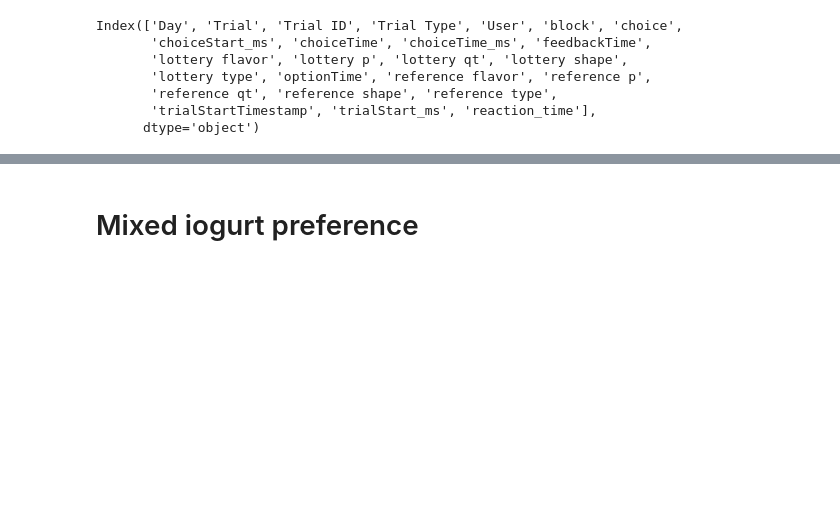
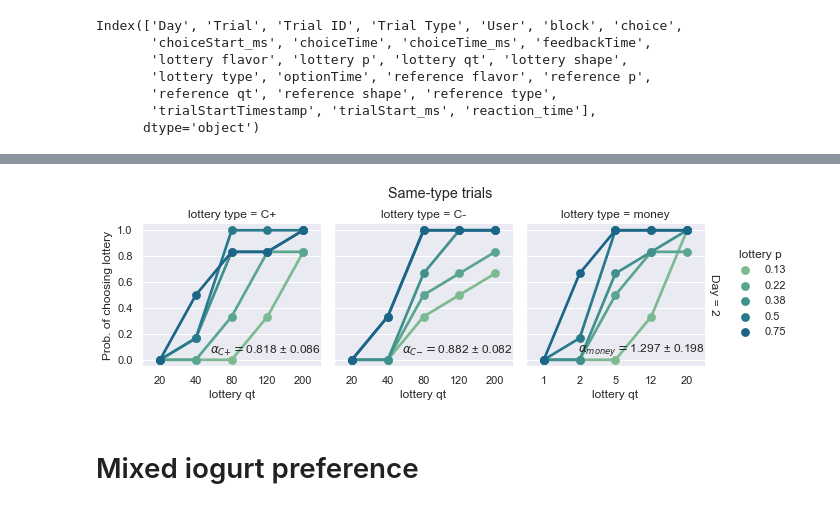
Before and after one commit to ffviana/nutreconDrive, a Jupyter notebook: 3. Analysis/subjectAnalysis.ipynb, the cells around one changed output, grey strips where cells are left out. Drawn from its saved outputs; the diff is of its cells as text; code cells hidden in the pictures; blank space fills up the shorter version.

```diff
--- a/3. Analysis/subjectAnalysis.ipynb
+++ b/3. Analysis/subjectAnalysis.ipynb
@@ -276,2 +448,80 @@ fig.savefig('block_reactionTime.png')
+# %%
+probLotteryChoice_colName = 'Prob. of choosing lottery'
+
+def get_reward_choice(row):
+  if row['choice'] == 1:
+    reward = row['reference type']
+  elif row['choice'] == 2:
+    reward = row['lottery type']
+  else:
+    reward = ''
+
+  return reward
+
+def get_choice_side(row):
+  if row['choice'] == 1:
+    reward = 'reference'
+  elif row['choice'] == 2:
+    reward = 'lottery'
+  else:
+    reward = ''
+
+  return reward
+
+def get_probLottery(group):
+  prob_lotteryChoice = len(group[group['choice'] == 2]) / 6
+  return prob_lotteryChoice
+
+def plot_st_recap(df, st_color):
+
+  fig, ax = plt.subplots(figsize = [3,3])
+  sns.countplot(data=df, x='chosen option', order = ['reference', 'lottery'], palette=[tuple(c*.5 for c in st_color), st_color]);
+  plt.tight_layout()
+  #fig.savefig('mixedYogurt_choicesD2.png')
+
+
+  grid = sns.FacetGrid(data=df, row = 'lottery qt', col = 'lottery p',height=2,aspect=1, margin_titles = True, sharey = True)
+  fig = grid.map_dataframe(sns.countplot, x='chosen option', order = ['reference', 'lottery'], palette=[tuple(c*.5 for c in st_color), st_color])
+  fig.add_legend()
+  plt.tight_layout()
+
+
+neuroEcon_df['chosen reward'] = neuroEcon_df.apply(lambda row: get_reward_choice(row), axis = 1)
+neuroEcon_df['chosen option'] = neuroEcon_df.apply(lambda row: get_choice_side(row), axis = 1)
+
+
+c_palette = sns.color_palette()
+
+cPlus_color = c_palette[0]
+cMinus_color = c_palette[1]
+money_color = c_palette[2]
+
+neuroEcon_st_df = neuroEcon_df[neuroEcon_df['Trial Type'] == 'same']
+
+grouped_st_df = pd.DataFrame(neuroEcon_st_df.groupby(['Day', 'lottery type', 'lottery p', 'lottery qt']).apply(lambda df: get_probLottery(df)),
+        columns = [probLotteryChoice_colName]).reset_index()
+sns.set_theme(font_scale = 1)
+
+fg = sns.catplot(data= grouped_st_df, row = 'Day', col="lottery type",
+    x="lottery qt", y=probLotteryChoice_colName, hue="lottery p",
+    kind = 'point', palette = sns.color_palette("crest"),
+    height=3, aspect = 1,
+    sharex=False, margin_titles = True
+    )
+
+alpha_label = [r'$\alpha_{C\plus}= $', r'$\alpha_{C\minus}= $', r'$\alpha_{money}= $',
+               r'$\alpha_{C\plus}= $', r'$\alpha_{C\minus}= $', r'$\alpha_{money}= $']
+alpha_values = [alpha_cPlus_d2 ,alpha_cMinus_d2, alpha_money_d2,
+                alpha_cPlus_d3 ,alpha_cMinus_d3, alpha_money_d3, ]
+c = 0
+for ax in fg.axes.flat:  # iterate through each subplot
+    ax.text(1,0.06, '{}{}'.format(alpha_label[c],alpha_values[c]), size=12, ha="right", va = 'bottom',
+         transform=ax.transAxes)
+    c+=1
+
+plt.suptitle('Same-type trials', va = 'bottom');
+plt.savefig('sameType_probPlots.png')
+# %% [output]
+[figure, added]
 # %% [markdown]
 # Mixed iogurt preference
```
Also changed, not shown: parts of 28 cells of this notebook.
